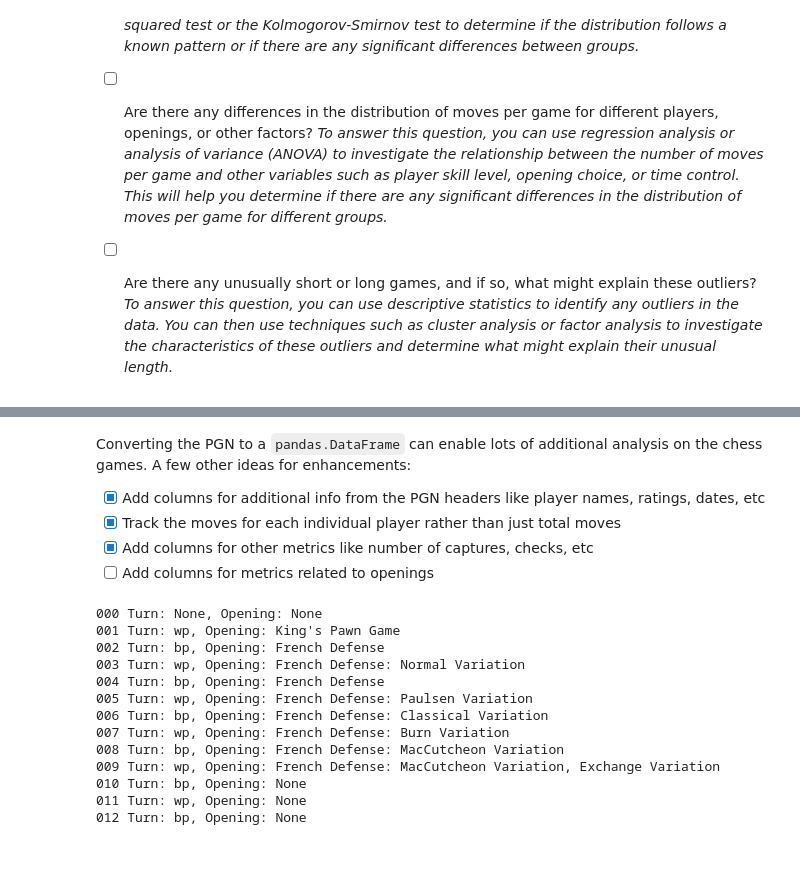
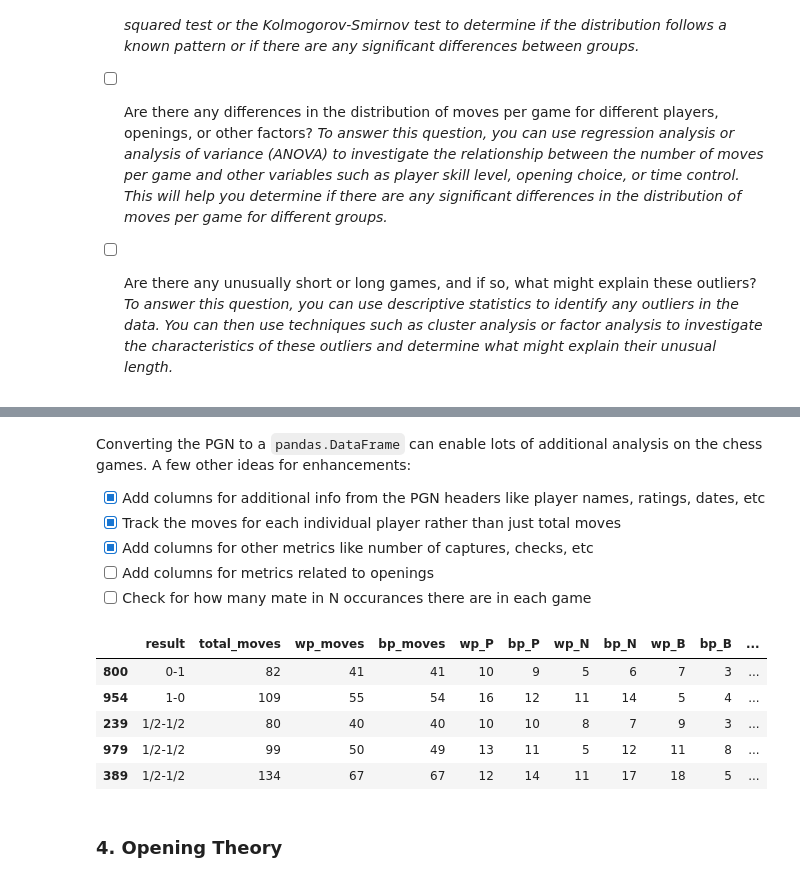
Before and after one commit to donelianc/my-kaggle-tools, a Jupyter notebook: competitions/finding-elo-aug-2023/notebooks/0.0-ic-getting-started-chess.ipynb, the cells around one changed output, grey strips where cells are left out. Saved outputs shown, nothing was run; the diff lists cells and outputs as text; code cells hidden in the pictures; blank space fills up the shorter version.

Commit message:
More features on opening theory and games from db

```diff
--- a/competitions/finding-elo-aug-2023/notebooks/0.0-ic-getting-started-chess.ipynb
+++ b/competitions/finding-elo-aug-2023/notebooks/0.0-ic-getting-started-chess.ipynb
@@ -269,10 +283,20 @@ Converting the PGN to a `pandas.DataFrame` can enable lots of additional analysi
 - [x] Track the moves for each individual player rather than just total moves
 - [x] Add columns for other metrics like number of captures, checks, etc
 - [ ] Add columns for metrics related to openings
+- [ ] Check for how many mate in N occurances there are in each game
 # %%
 raw_df = pgn_to_dataframe(PGN_FILE)
 # %%
-raw_df
+raw_df.sample(5)
+# %% [output]
+|  | result | total_moves | wp_moves | bp_moves | wp_P | bp_P | wp_N | bp_N | wp_B | bp_B | ... |
+| 800 | 0-1 | 82 | 41 | 41 | 10 | 9 | 5 | 6 | 7 | 3 | ... |
+| 954 | 1-0 | 109 | 55 | 54 | 16 | 12 | 11 | 14 | 5 | 4 | ... |
+| 239 | 1/2-1/2 | 80 | 40 | 40 | 10 | 10 | 8 | 7 | 9 | 3 | ... |
+| 979 | 1/2-1/2 | 99 | 50 | 49 | 13 | 11 | 5 | 12 | 11 | 8 | ... |
+| 389 | 1/2-1/2 | 134 | 67 | 67 | 12 | 14 | 11 | 17 | 18 | 5 | ... |
+# %% [markdown]
+### 4. Opening Theory
 # %%
 # TODO: Optimize for-loop, do we need to iterate over all movements?
 # TODO: Integrate for-loop and final feature extraction into one function
@@ -296,46 +322,39 @@ def get_opening_name(fen):
 # %%
-pgn = open(PGN_FILE)
-
+# pgn = open(PGN_FILE)
 game = chess.pgn.read_game(pgn)
 
-opening_none = []
+opening_name = None
 player_turn = None
 
 # Extract FEN after move_num
 board = game.board()
-for i, move in enumerate(game.mainline_moves()):
+main_moves = game.mainline_moves()
+
+total_moves = len(list(main_moves))
+for i, move in enumerate(main_moves):
 
     fen = board.fen()
 
     if i == 0:
         opening = None
+        data = {"moves": [None]}
     else:
-        sleep(5)
-        opening = get_opening_name(fen)
+        opening, data = get_opening_name(fen, database="master", sleep_time=1)
+        if opening is not None:
+            last_opening_move = i
+            opening_name = opening
 
-    # print(fen)
-    print(f"{i:03d} Turn: {player_turn}, Opening: {opening}")
 
-    if opening is None:
-        opening_none.append(1)
+    if len(data["moves"]) == 0:
+        break
+    elif len(data["moves"]) > 0 and i == total_moves - 1:
+        last_known_db = None
+        player_turn = None
+        break
     else:
-        opening_none.append(0)
-    if sum(opening_none[-3:]) == 3:
-        break
+        last_known_db = i
+
+    # print(f"{i:03d} Turn: {player_turn}, Opening: {opening}")
 
     player_turn = fen.split(' ')[1]+'p'
     board.push(move)
-# %% [output]
-000 Turn: None, Opening: None
-001 Turn: wp, Opening: King's Pawn Game
-002 Turn: bp, Opening: French Defense
-003 Turn: wp, Opening: French Defense: Normal Variation
-004 Turn: bp, Opening: French Defense
-005 Turn: wp, Opening: French Defense: Paulsen Variation
-006 Turn: bp, Opening: French Defense: Classical Variation
-007 Turn: wp, Opening: French Defense: Burn Variation
-008 Turn: bp, Opening: French Defense: MacCutcheon Variation
-009 Turn: wp, Opening: French Defense: MacCutcheon Variation, Exchange Variation
-010 Turn: bp, Opening: None
-011 Turn: wp, Opening: None
-012 Turn: bp, Opening: None
```
Also changed, not shown: parts of 11 cells of this notebook.
